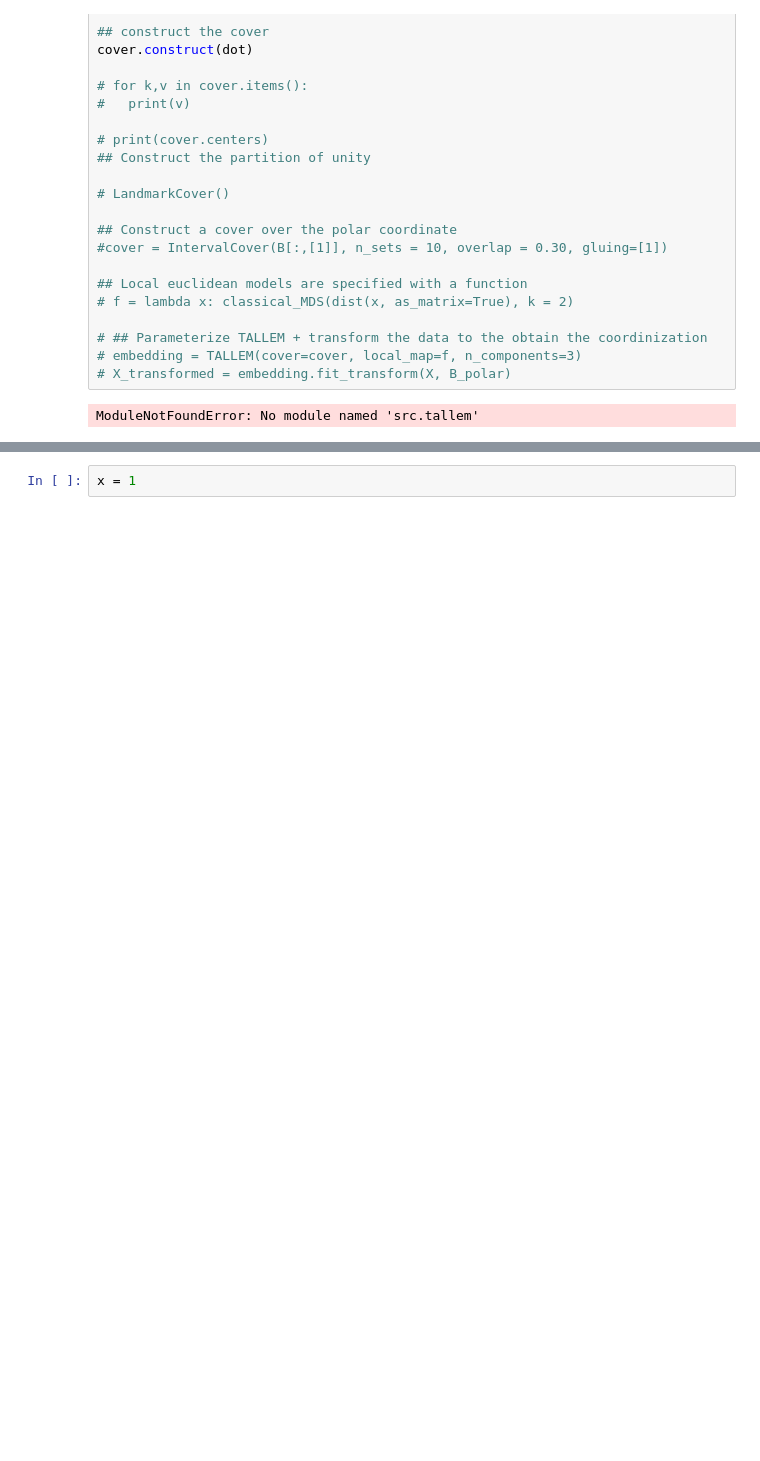
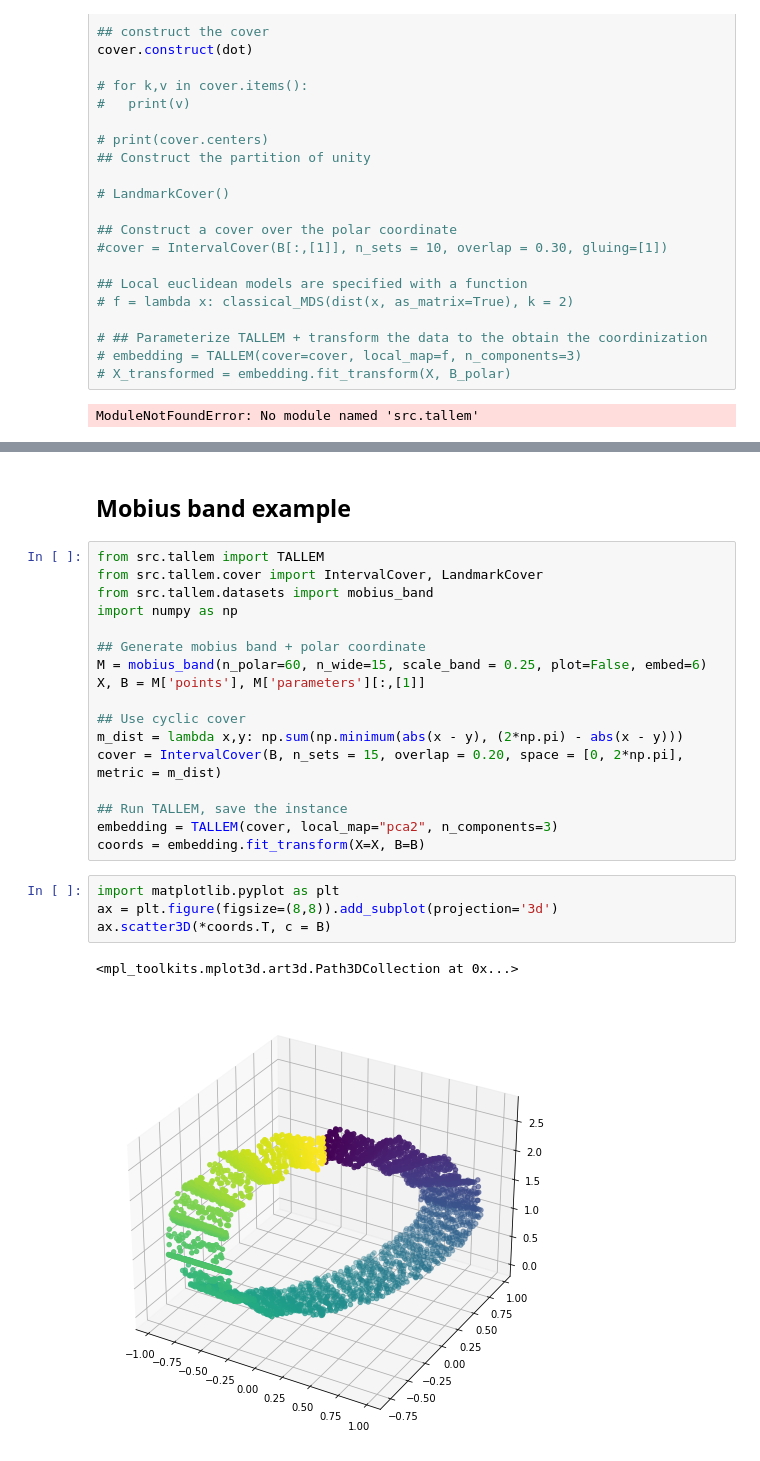
Before and after one commit to peekxc/tallem, a Jupyter notebook: notebooks/whitedot.ipynb, the cells around one changed output, grey strips where cells are left out. Drawn from its saved outputs; the diff is of its cells as text; blank space fills up the shorter version.

```diff
--- a/notebooks/whitedot.ipynb
+++ b/notebooks/whitedot.ipynb
@@ -128,2 +126,26 @@ ModuleNotFoundError: No module named 'src.tallem'
-# %%
-x = 1
+# %% [markdown]
+## Mobius band example
+# %%
+from src.tallem import TALLEM
+from src.tallem.cover import IntervalCover, LandmarkCover
+from src.tallem.datasets import mobius_band
+import numpy as np
+
+## Generate mobius band + polar coordinate
+M = mobius_band(n_polar=60, n_wide=15, scale_band = 0.25, plot=False, embed=6)
+X, B = M['points'], M['parameters'][:,[1]]
+
+## Use cyclic cover
+m_dist = lambda x,y: np.sum(np.minimum(abs(x - y), (2*np.pi) - abs(x - y)))
+cover = IntervalCover(B, n_sets = 15, overlap = 0.20, space = [0, 2*np.pi], metric = m_dist)
+
+## Run TALLEM, save the instance
+embedding = TALLEM(cover, local_map="pca2", n_components=3)
+coords = embedding.fit_transform(X=X, B=B)
+# %%
+import matplotlib.pyplot as plt
+ax = plt.figure(figsize=(8,8)).add_subplot(projection='3d')
+ax.scatter3D(*coords.T, c = B)
+# %% [output]
+<mpl_toolkits.mplot3d.art3d.Path3DCollection at 0x...>
+[figure, added]
```
Also changed, not shown: parts of 2 cells of this notebook, 20 other files.
